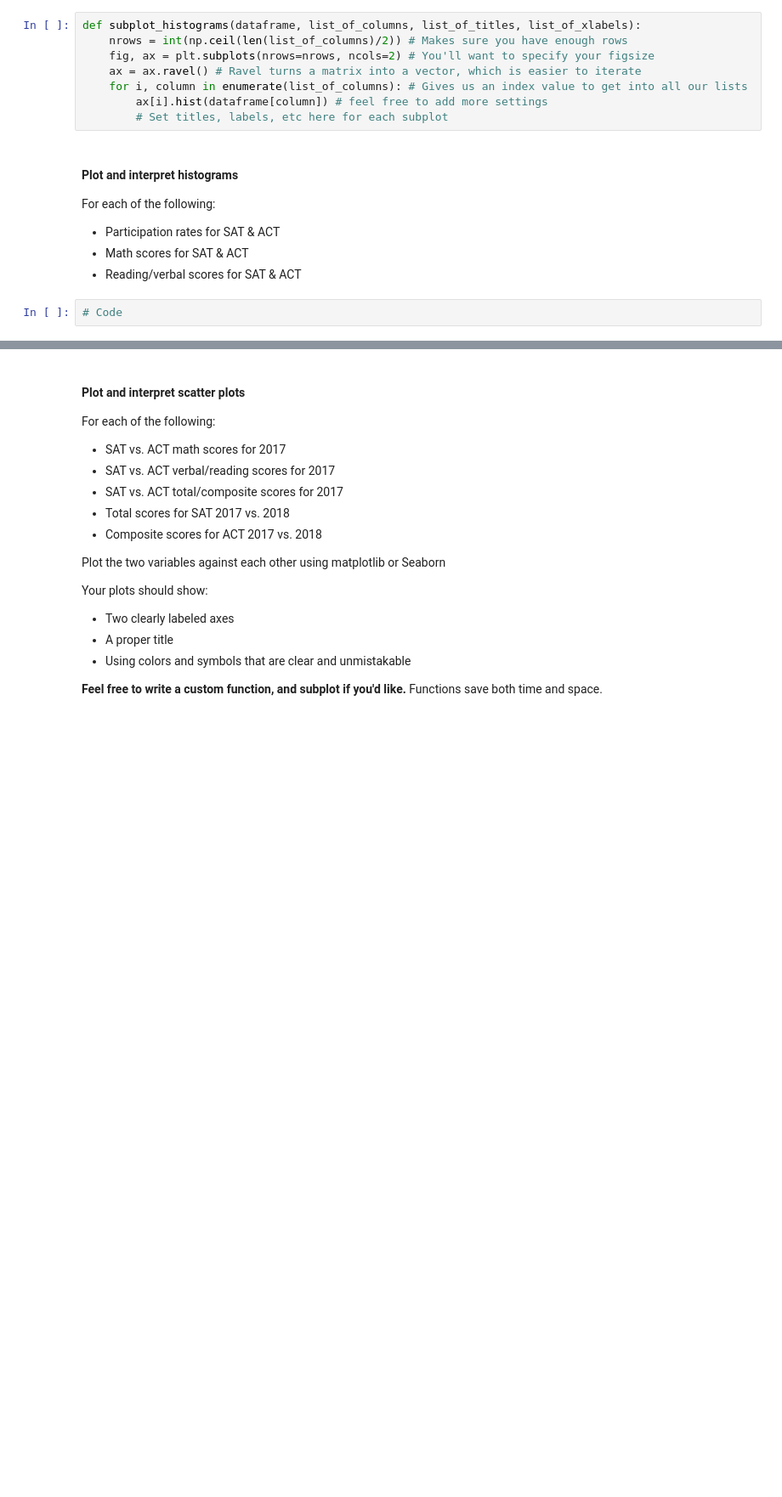
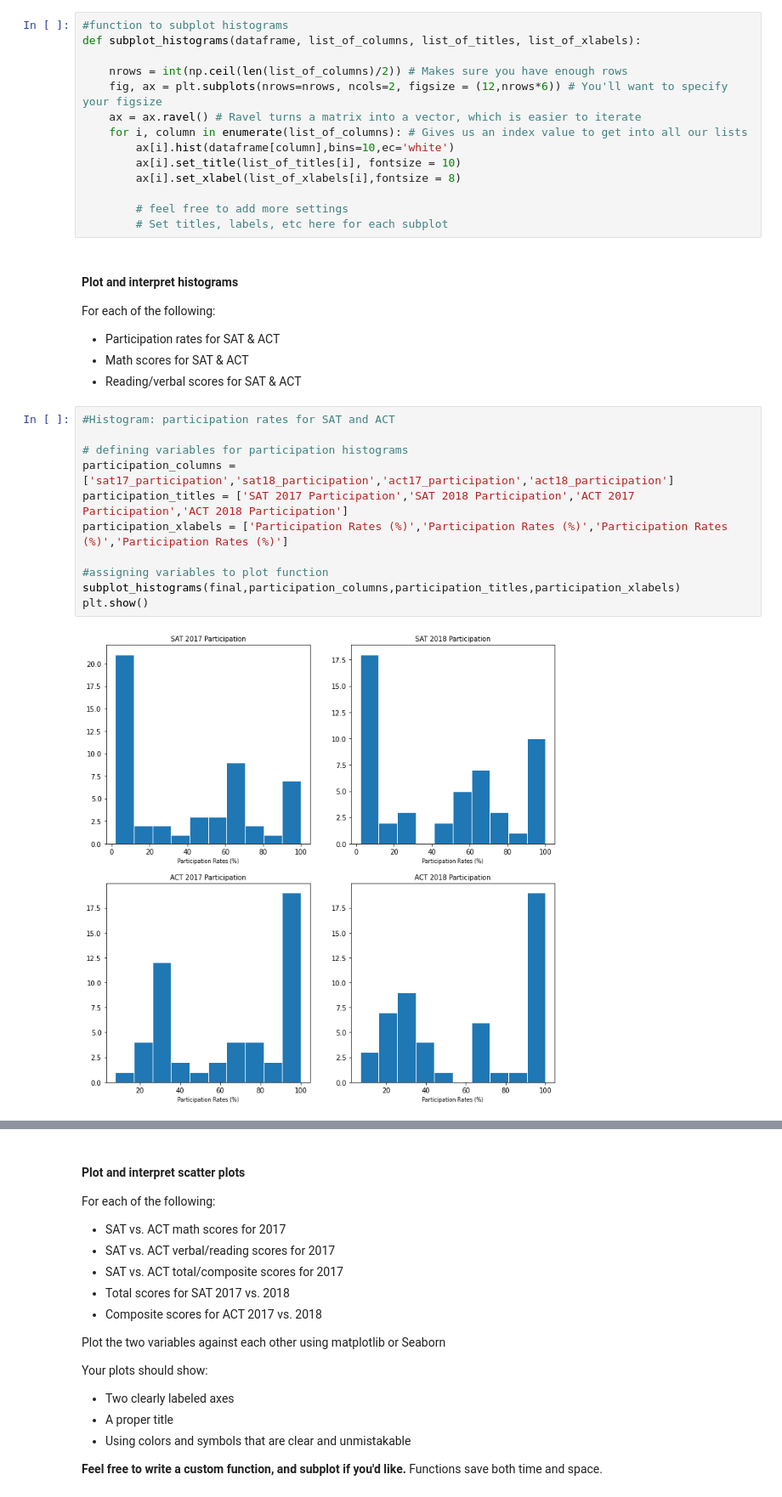
Before and after one commit to ohmung/DSIprojects, a Jupyter notebook: project_1/code/starter-code_updated.ipynb, the cells around one changed output, grey strips where cells are left out. Shown at 85% size. Drawn from its saved outputs; the diff is of its cells as text; blank space fills up the shorter version.

```diff
--- a/project_1/code/starter-code_updated.ipynb
+++ b/project_1/code/starter-code_updated.ipynb
@@ -762,12 +848,18 @@ We have data for two tests for two years. We only have composite (and not subtes
 
 Here's some starter code:
 # %%
+#function to subplot histograms
 def subplot_histograms(dataframe, list_of_columns, list_of_titles, list_of_xlabels):
+
     nrows = int(np.ceil(len(list_of_columns)/2)) # Makes sure you have enough rows
-    fig, ax = plt.subplots(nrows=nrows, ncols=2) # You'll want to specify your figsize
+    fig, ax = plt.subplots(nrows=nrows, ncols=2, figsize = (12,nrows*6)) # You'll want to specify your figsize
     ax = ax.ravel() # Ravel turns a matrix into a vector, which is easier to iterate
     for i, column in enumerate(list_of_columns): # Gives us an index value to get into all our lists
-        ax[i].hist(dataframe[column]) # feel free to add more settings
+        ax[i].hist(dataframe[column],bins=10,ec='white')
+        ax[i].set_title(list_of_titles[i], fontsize = 10)
+        ax[i].set_xlabel(list_of_xlabels[i],fontsize = 8)
+
+        # feel free to add more settings
         # Set titles, labels, etc here for each subplot
 # %% [markdown]
 #### Plot and interpret histograms
@@ -775,5 +867,16 @@ For each of the following:
 - Participation rates for SAT & ACT
 - Math scores for SAT & ACT
 - Reading/verbal scores for SAT & ACT
-# %%
-# Code
+# %%
+#Histogram: participation rates for SAT and ACT
+
+# defining variables for participation histograms
+participation_columns = ['sat17_participation','sat18_participation','act17_participation','act18_participation']
+participation_titles = ['SAT 2017 Participation','SAT 2018 Participation','ACT 2017 Participation','ACT 2018 Participation']
+participation_xlabels = ['Participation Rates (%)','Participation Rates (%)','Participation Rates (%)','Participation Rates (%)']
+
+#assigning variables to plot function
+subplot_histograms(final,participation_columns,participation_titles,participation_xlabels)
+plt.show()
+# %% [output]
+[figure, added]
```
Also changed, not shown: parts of 93 cells of this notebook, 4 other files.
